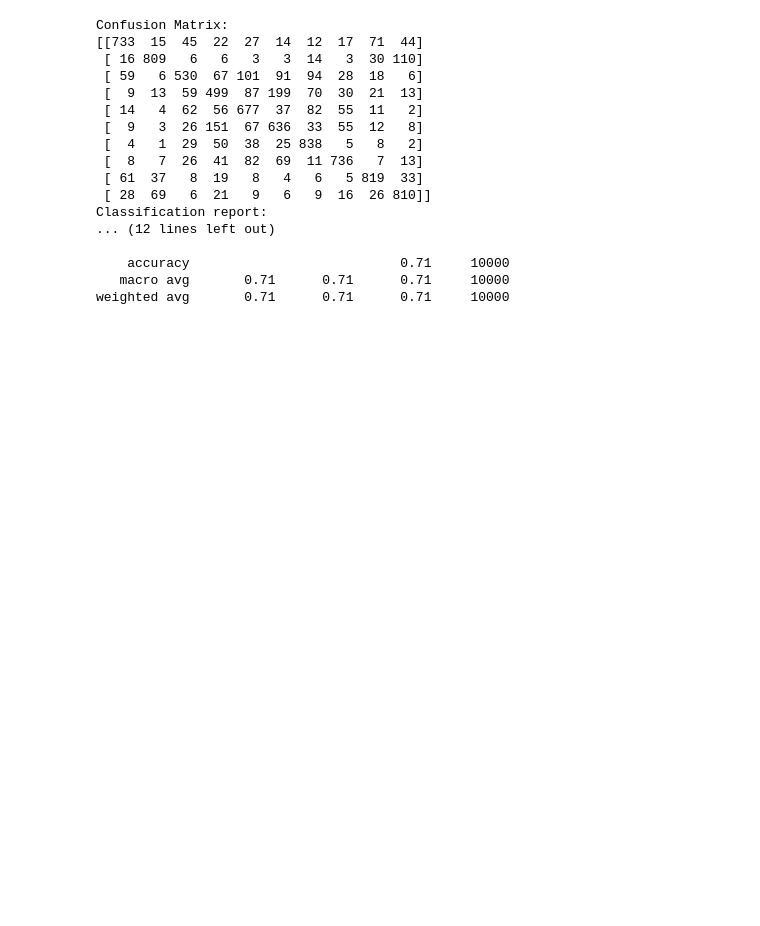
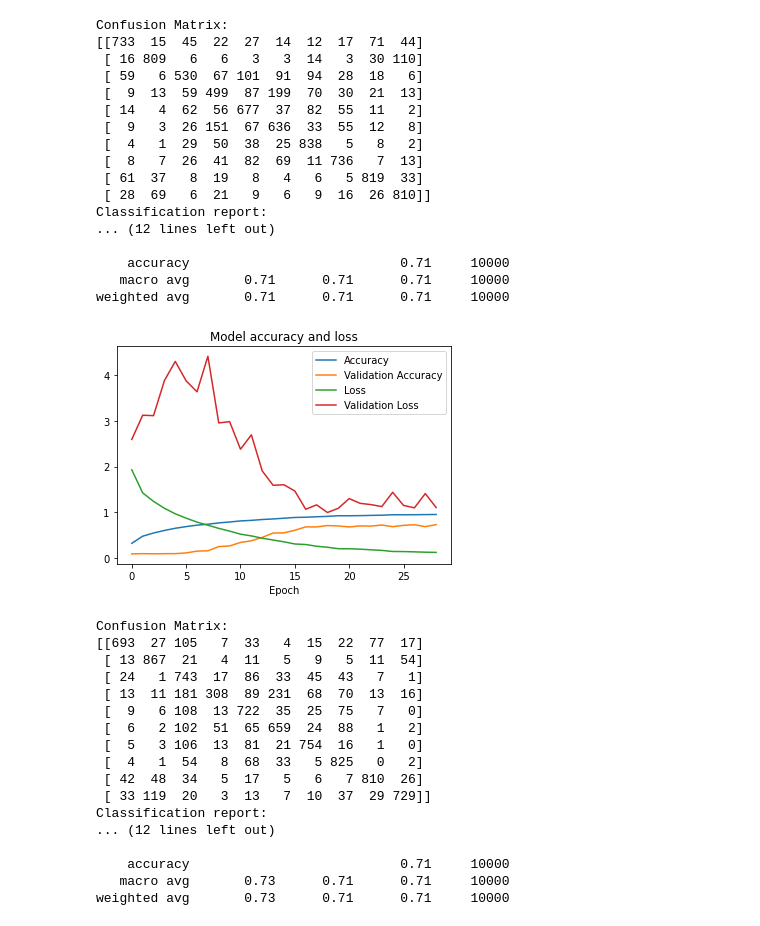
Before and after one commit to emali1/Mastering-Keras, a Jupyter notebook: Module 4.3_ Dense Networks.ipynb, the cells around one changed output. Saved outputs shown, nothing was run; the diff lists cells and outputs as text; code cells hidden in the pictures; blank space fills up the shorter version.

Commit message:
Just 1 dense block

```diff
--- a/Module 4.3_ Dense Networks.ipynb
+++ b/Module 4.3_ Dense Networks.ipynb
@@ -253,10 +256,12 @@ class_names = ['airplane', 'automobile', 'bird', 'cat', 'deer',
 def conv_block(input_layer,filters,strides):
     # Implement a BN-ReLU-Conv block
     # refering paper https://arxiv.org/pdf/1603.05027.pdf
-    batch = BatchNormalization()(input_layer)
+
+    conv = Conv2D(filters, strides, padding='same')(input_layer)
+    batch = BatchNormalization()(conv)
     act = Activation("relu")(batch)
-    conv = Conv2D(filters, strides, padding='same')(act)
-    return conv
+    # drop = Dropout(0.5)(conv)
+    return act
 
 def condensed_dense_block (layer_in,n,filters,condense_size,strides):
   # Define first 1x1 condensation layer plus convolution layer
@@ -291,29 +296,29 @@ def transition_block (layer_in):
   # ch_merged = Conv2D(conv.shape[3],(1,1),activation='relu')(layer_in)
   ch_merged = conv_block(layer_in,conv.shape[3],1)
   # Max pooling with second argument (strides) as (2,2) halves matrix dimensionality
-  mt_merged = MaxPooling2D((2, 2),(2,2))(ch_merged)
+  # mt_merged = MaxPooling2D((2, 2),(2,2))(ch_merged)
   return mt_merged
 # %%
 # Define input
 inputs = Input(shape=(32, 32, 3),name="Input")
 # Initial convolution layer
 # conv = Conv2D(64, (3,3), padding='same', activation='relu')(inputs)
-conv = conv_block(inputs,64,3)
+conv = conv_block(inputs,128,3)
 # Define first dense block
-dense_block1 = condensed_dense_block(conv,4,64,32,3)
+dense_block1 = condensed_dense_block(conv,5,32,64,5)
 # drop4 = Dropout(0.5)(dense_block1)
 
 # Define second dense block
-# dense_block2 = condensed_dense_block(dense_block1,6,32,64,5)
+# dense_block2 = condensed_dense_block(dense_block1,3,32,64,3)
 # Transition Block
 # tr_block2 = transition_block(dense_block2)
 # Define second dense block
 # dense_block3 = condensed_dense_block(dense_block2,6,32,64,7)
 
 # Transition Block
-tr_block1 = transition_block(drop4)
+# tr_block1 = transition_block(dense_block1)
 
-pool1 = MaxPooling2D((2, 2))(tr_block1)
+pool1 = MaxPooling2D((2, 2))(dense_block1)
 # drop1 = Dropout(0.5)(pool1)
 # conv2 = Conv2D(64, 5, activation='relu')(drop1)
 conv2 = conv_block(pool1,64,5)
@@ -324,8 +329,8 @@ conv3 = conv_block(pool2,32,1)
 
 # Flatten for output
 flat = Flatten()(conv3)
-# drop = Dropout(0.5)(flat)
-dense1 = Dense(256, activation='relu')(flat)
+drop = Dropout(0.5)(flat)
+dense1 = Dense(256, activation='relu')(drop)
 outputs = Dense(10, activation='softmax')(dense1)
 # Create model
 model = Model(inputs=inputs, outputs=outputs)
@@ -355,7 +362,7 @@ history = model.fit(train_images,
                     epochs=300,
                     shuffle=True,
                     callbacks=[earlyStopping],
-                    batch_size = 800,
+                    batch_size = 1000,
                     validation_split=.2)
 # %% [output]
 Epoch 1/300
@@ -421,3 +428,24 @@ Classification report:
 weighted avg       0.71      0.71      0.71     10000
 # %%
 # BN- Relu- Conv
+plot_training_history(history)
+test_model(model,test_images,test_labels)
+# %% [output]
+[figure, added]
+Confusion Matrix:
+[[693  27 105   7  33   4  15  22  77  17]
+ [ 13 867  21   4  11   5   9   5  11  54]
+ [ 24   1 743  17  86  33  45  43   7   1]
+ [ 13  11 181 308  89 231  68  70  13  16]
+ [  9   6 108  13 722  35  25  75   7   0]
+ [  6   2 102  51  65 659  24  88   1   2]
+ [  5   3 106  13  81  21 754  16   1   0]
+ [  4   1  54   8  68  33   5 825   0   2]
+ [ 42  48  34   5  17   5   6   7 810  26]
+ [ 33 119  20   3  13   7  10  37  29 729]]
+Classification report:
+... (12 lines left out)
+
+    accuracy                           0.71     10000
+   macro avg       0.73      0.71      0.71     10000
+weighted avg       0.73      0.71      0.71     10000
```
Also changed, not shown: parts of 5 cells of this notebook.
